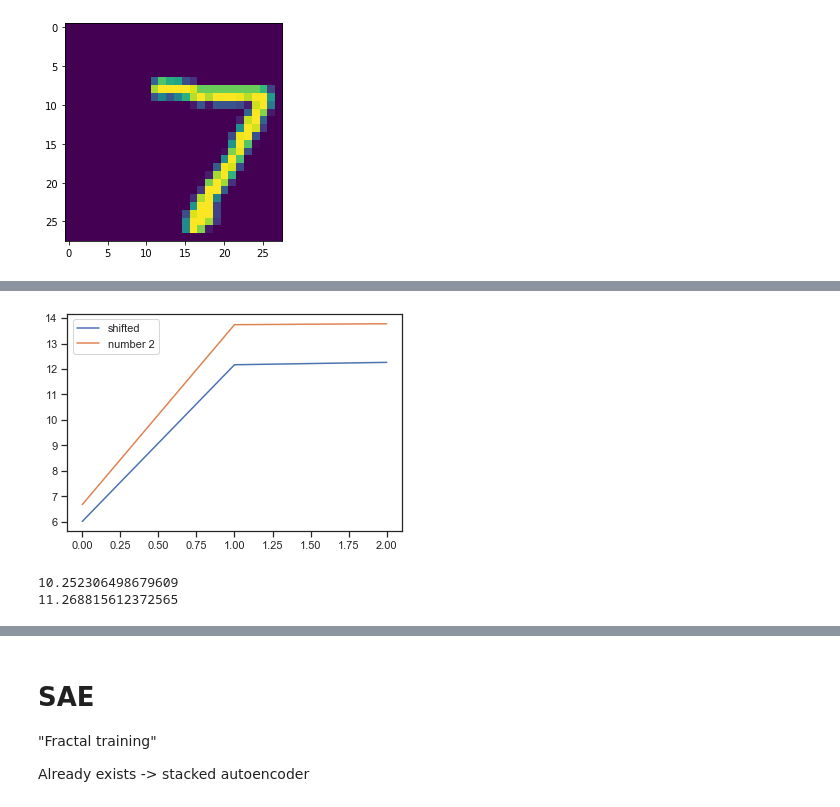
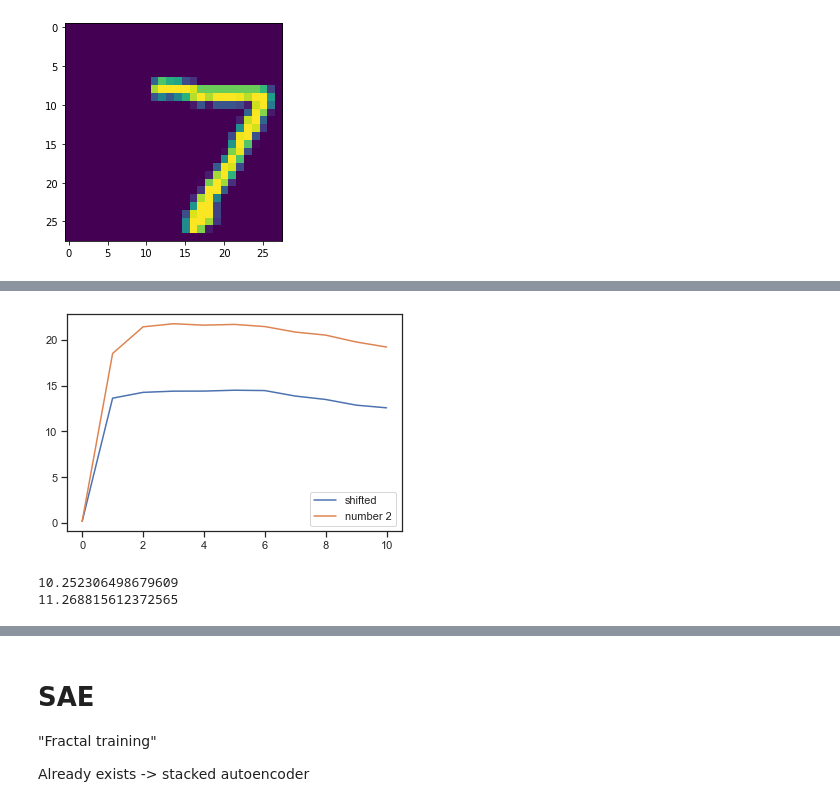
Before and after one commit to Didayolo/generators, a Jupyter notebook: vae_benchmark.ipynb, the cells around one changed output, grey strips where cells are left out. Cells and saved outputs as stored; diff of their text form; code cells hidden in the pictures.

```diff
--- a/vae_benchmark.ipynb
+++ b/vae_benchmark.ipynb
@@ -191,5 +227,5 @@ def show(example, reshape=True):
 # %% [markdown]
 # VAE
 # %%
-model = AE(input_dim, layers=32, latent_dim=6, loss='nll', architecture=architecture, optimizer='adam') #layers=256 #layers=[32, 8] # decoder_layers=[56, 128]
+model = AE(input_dim, layers=[16, 8], latent_dim=6, loss='binary_crossentropy', architecture=architecture, optimizer='adam') #layers=256 #layers=[32, 8] # decoder_layers=[56, 128]
 vae, encoder, decoder = model.autoencoder, model.encoder, model.decoder
@@ -200,7 +240,7 @@ vae, encoder, decoder = model.autoencoder, model.encoder, model.decoder
 #model.encoder.summary()
 # %%
 batch_size=100
-epochs=1
+epochs=10
 
 model.fit(x_train,
           shuffle=True,
@@ -309,21 +364,19 @@ show(np.roll(x_test[0], 5, 0))
 # %%
 # only with architecture = CNN
 
-epochs = 2
+epochs = 10
 
 example = x_test[0] # image of a 7
 example_shifted = np.roll(x_test[0], 5, 0) # translated
 example_2 = x_test[1] # image of a 2
 
 x = []
-#y0 = []
 y1 = []
 y2 = []
 d = apd.metric.distance
 
 for epoch in range(epochs):
     x.append(epoch)
-    y0.append(model.siamese_distance(example, example))
     y1.append(model.siamese_distance(example, example_shifted))
     y2.append(model.siamese_distance(example, example_2))
     model.fit(x_train,
@@ -333,11 +386,9 @@ for epoch in range(epochs):
               validation_data=(x_test, x_test))
 
 x.append(epochs)
-y0.append(model.siamese_distance(example, example))
 y1.append(model.siamese_distance(example, example_shifted))
 y2.append(model.siamese_distance(example, example_2))
 
-#plt.plot(x, y0, label='itself')
 plt.plot(x, y1, label='shifted')
 plt.plot(x, y2, label='number 2')
 plt.legend()
@@ -354,3 +421,3 @@ Train on 60000 samples, validate on 10000 samples
-[figure, old version]
+[figure, new version]
 10.252306498679609
 11.268815612372565
```
Also changed, not shown: parts of 23 cells of this notebook.
